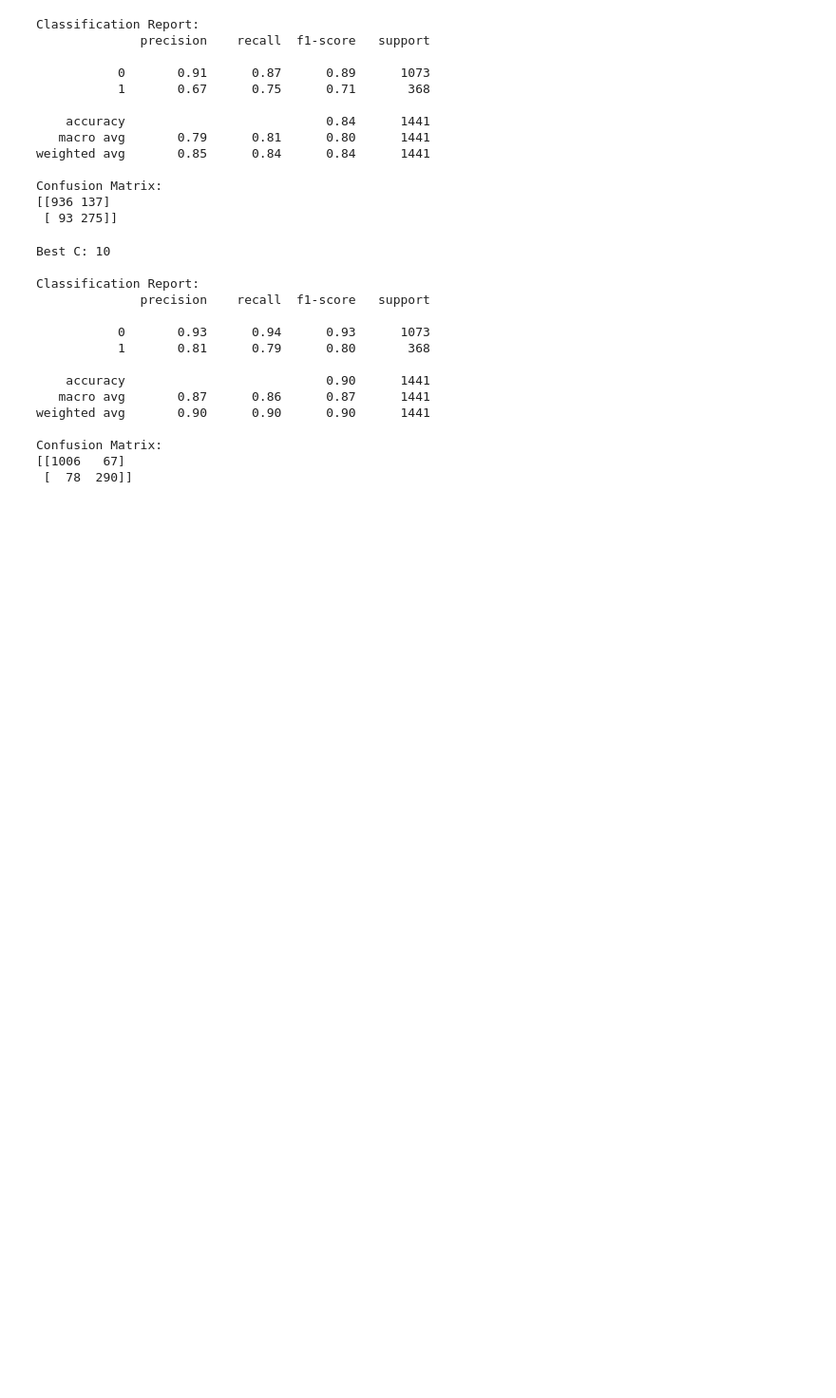
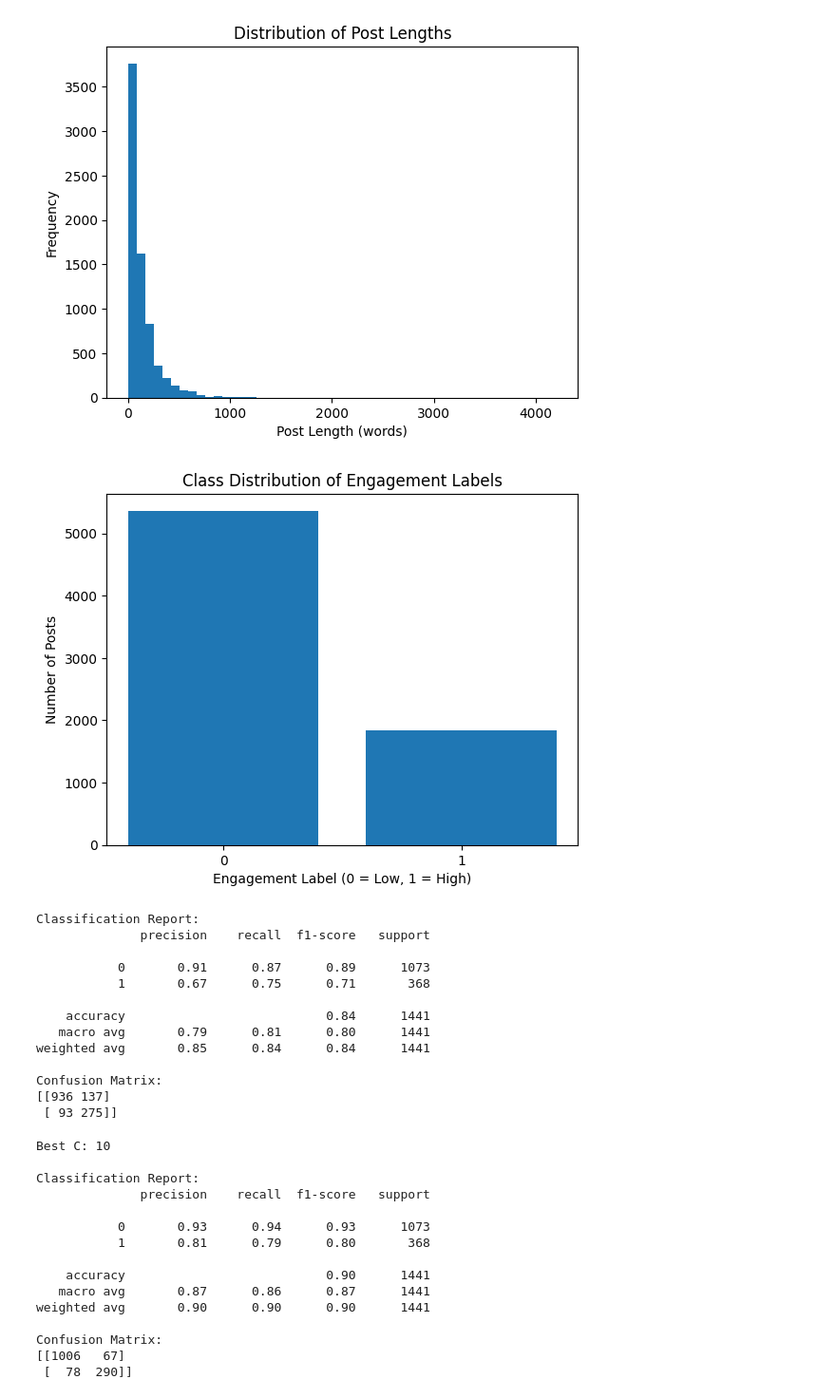
Before and after one commit to ellloraa/final_ML_fall25, a Jupyter notebook: models/high_engagement_models/reddit_logistic.ipynb, the cells around one changed output. Shown at 95% size. Saved outputs shown, nothing was run; the diff lists cells and outputs as text; code cells hidden in the pictures; blank space fills up the shorter version.

```diff
--- a/models/high_engagement_models/reddit_logistic.ipynb
+++ b/models/high_engagement_models/reddit_logistic.ipynb
@@ -21,6 +21,30 @@ from scipy.sparse import hstack, csr_matrix
 df = pd.read_csv("../../csv_files/engagement_reddit.csv")
 TEXT_COL = "text_clean"
 LABEL_COL = "high_engagement"
+# %%
+import matplotlib.pyplot as plt
+
+df["post_length"] = df[TEXT_COL].str.split().str.len()
+
+plt.figure()
+plt.hist(df["post_length"], bins=50)
+plt.xlabel("Post Length (words)")
+plt.ylabel("Frequency")
+plt.title("Distribution of Post Lengths")
+plt.show()
+
+
+counts = df[LABEL_COL].value_counts().sort_index()
+
+plt.figure()
+plt.bar(counts.index.astype(str), counts.values)
+plt.xlabel("Engagement Label (0 = Low, 1 = High)")
+plt.ylabel("Number of Posts")
+plt.title("Class Distribution of Engagement Labels")
+plt.show()
+# %% [output]
+[figure, added]
+[figure, added]
 # %%
 
 df_model = df[[TEXT_COL, LABEL_COL]].dropna().copy()
```
Also changed, not shown: 5 other files.
